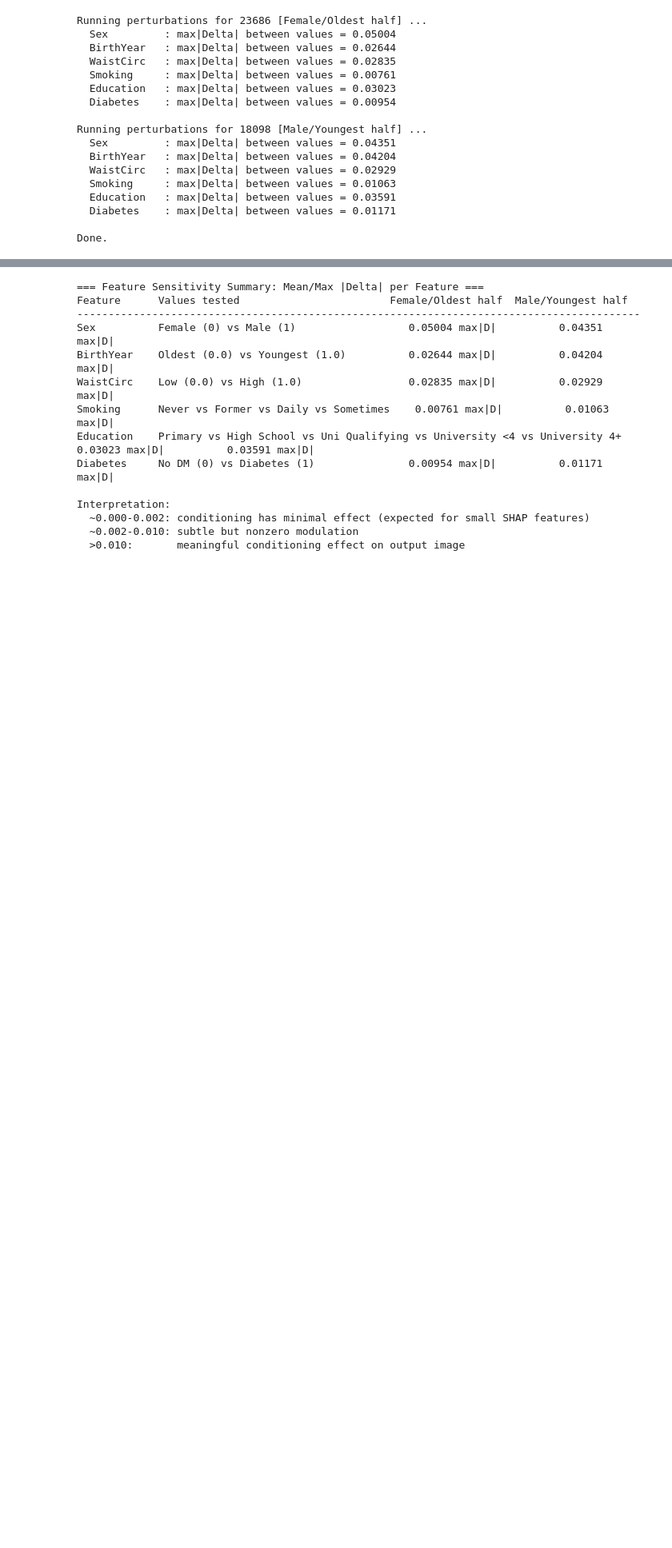
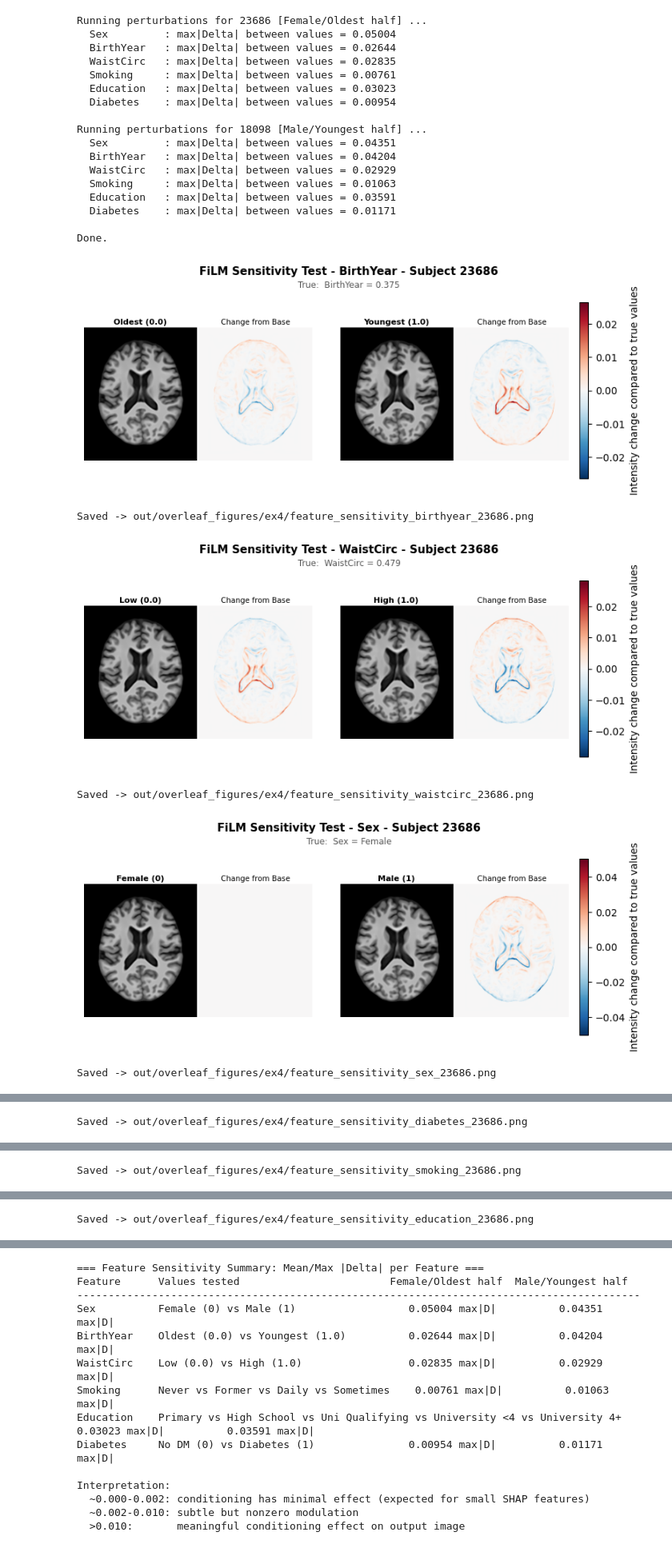
Before and after one commit to flippi321/NTNU-Master-project, a Jupyter notebook: EX4_subsets.ipynb, the cells around one changed output, grey strips where cells are left out. Shown at 80% size. Cells and saved outputs as stored; diff of their text form; code cells hidden in the pictures; blank space fills up the shorter version.

Commit message:
Split up all values into their own figures

```diff
--- a/EX4_subsets.ipynb
+++ b/EX4_subsets.ipynb
@@ -1263,33 +1263,38 @@ def draw_sensitivity_fig(sid, desc, specs, fig_label, save_suffix):
             pred_col  = vi * 3
             delta_col = vi * 3 + 1
             vd        = feat_res.get(label, {})
             col_title = f'{feat_name} = {label}' if multi else label
 
             if 'pred' in vd:
                 ax_row[pred_col].imshow(vd['pred'].T, cmap=cmap_pred, vmin=0, vmax=1, origin='lower')
                 ax_row[pred_col].set_title(col_title, fontsize=8, fontweight='bold', pad=3)
             if 'diff' in vd:
                 ax_row[delta_col].imshow(vd['diff'].T, cmap=cmap_diff,
                                          vmin=-diff_vmax, vmax=diff_vmax, origin='lower')
                 ax_row[delta_col].set_title(f'Change from Base', fontsize=7.5, pad=3)
                 ax_row[delta_col].set_xlabel(f'max|\u0394|={vd["max_abs"]:.5f}',
                                               fontsize=7, color='darkred')
 
     left_margin = 0.10 if multi else 0.04
     cbar_ax = fig.add_axes([0.90, 0.15, 0.015, 0.7])
     sm = plt.cm.ScalarMappable(cmap=cmap_diff,
                                norm=mcolors.Normalize(vmin=-diff_vmax, vmax=diff_vmax))
     sm.set_array([])
     fig.colorbar(sm, cax=cbar_ax, label='Intensity change compared to true values')
     _add_titles(fig, sid, fig_label, subtitle_str, left_margin=left_margin)
     save_path = FIG_DIR / f'feature_sensitivity_{save_suffix}_{sid}.png'
     plt.savefig(save_path, dpi=120, bbox_inches='tight')
     plt.show()
     print(f'Saved -> {save_path}')
 
 
 for sid, desc in DEMO_SUBJECTS:
-    draw_sensitivity_fig(sid, desc, CONTINUOUS_SPECS, 'Continuous Features', 'continuous')
-    draw_sensitivity_fig(sid, desc, BINARY_SPECS,     'Binary Features',     'binary')
-    for feat_name, values in CATEGORICAL_SPECS:
+    for feat_name, values in CONTINUOUS_SPECS + BINARY_SPECS + CATEGORICAL_SPECS:
         draw_sensitivity_fig(sid, desc, [(feat_name, values)], feat_name, feat_name.lower())
+# %% [output]
+[figure, added]
+Saved -> out/overleaf_figures/ex4/feature_sensitivity_birthyear_23686.png
+[figure, added]
+Saved -> out/overleaf_figures/ex4/feature_sensitivity_waistcirc_23686.png
+[figure, added]
+Saved -> out/overleaf_figures/ex4/feature_sensitivity_sex_23686.png
@@ -1295,0 +1302 @@ for sid, desc in DEMO_SUBJECTS:
+Saved -> out/overleaf_figures/ex4/feature_sensitivity_diabetes_23686.png
@@ -1295,0 +1304 @@ for sid, desc in DEMO_SUBJECTS:
+Saved -> out/overleaf_figures/ex4/feature_sensitivity_smoking_23686.png
@@ -1295,0 +1306 @@ for sid, desc in DEMO_SUBJECTS:
+Saved -> out/overleaf_figures/ex4/feature_sensitivity_education_23686.png
```
Also changed, not shown: parts of 2 cells of this notebook.
